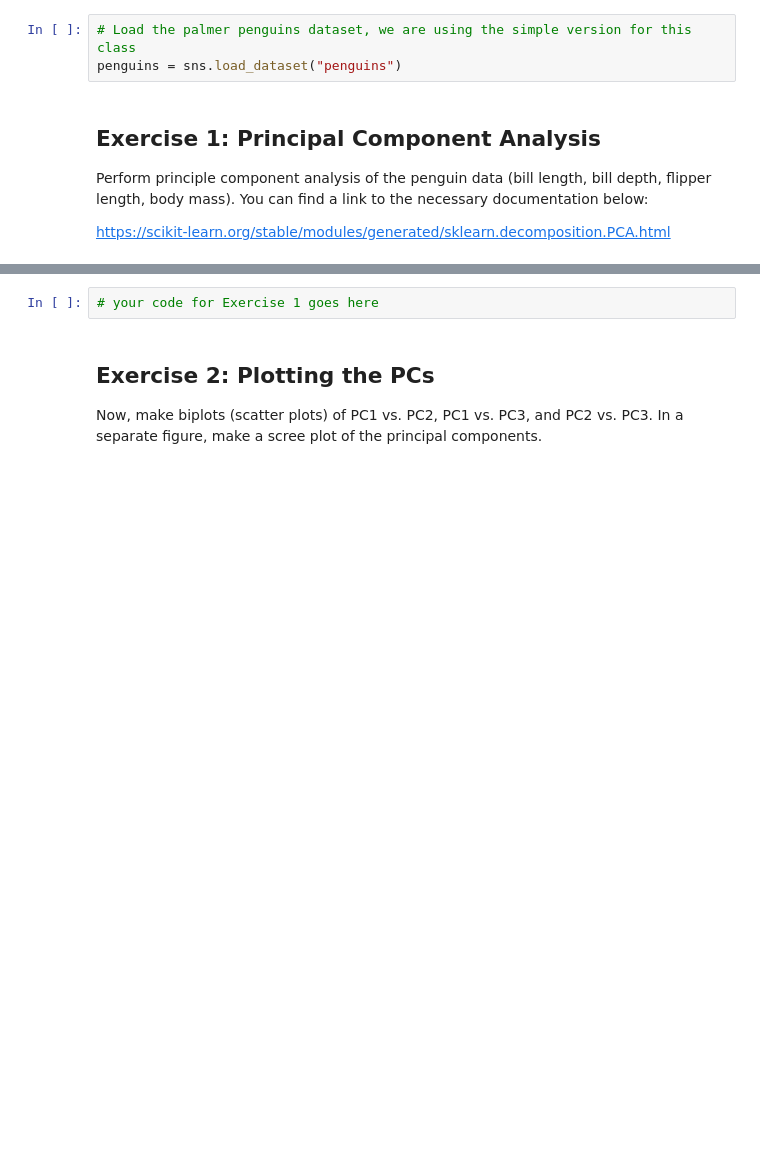
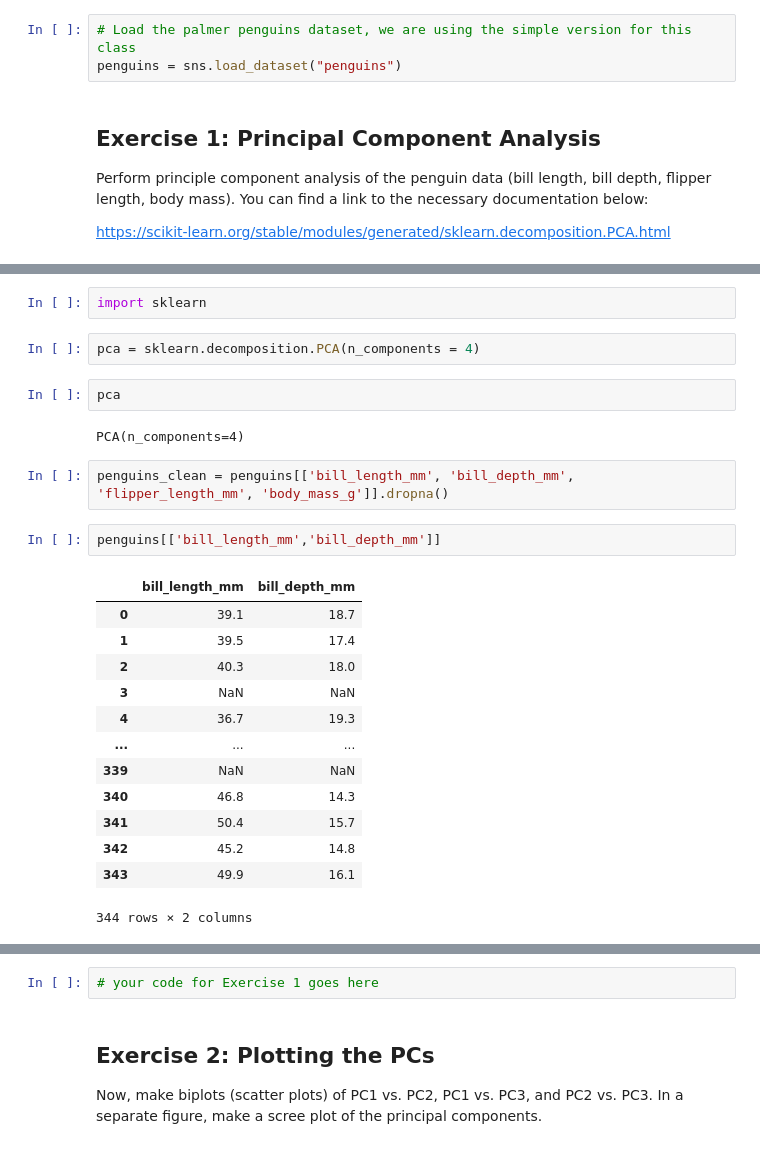
Before and after one commit to dgodovich/MOL518-Intro-to-Data-Analysis, a Jupyter notebook: Lecture_16/MOL518_Lecture16.ipynb, the cells around one changed output, grey strips where cells are left out. Saved outputs shown, nothing was run; the diff lists cells and outputs as text; blank space fills up the shorter version.

```diff
--- a/Lecture_16/MOL518_Lecture16.ipynb
+++ b/Lecture_16/MOL518_Lecture16.ipynb
@@ -39,0 +49,26 @@ https://scikit-learn.org/stable/modules/generated/sklearn.decomposition.PCA.html
+# %%
+import sklearn
+# %%
+pca = sklearn.decomposition.PCA(n_components = 4)
+# %%
+pca
+# %% [output]
+PCA(n_components=4)
+# %%
+penguins_clean = penguins[['bill_length_mm', 'bill_depth_mm', 'flipper_length_mm', 'body_mass_g']].dropna()
+# %%
+penguins[['bill_length_mm','bill_depth_mm']]
+# %% [output]
+|  | bill_length_mm | bill_depth_mm |
+| 0 | 39.1 | 18.7 |
+| 1 | 39.5 | 17.4 |
+| 2 | 40.3 | 18.0 |
+| 3 | NaN | NaN |
+| 4 | 36.7 | 19.3 |
+| ... | ... | ... |
+| 339 | NaN | NaN |
+| 340 | 46.8 | 14.3 |
+| 341 | 50.4 | 15.7 |
+| 342 | 45.2 | 14.8 |
+| 343 | 49.9 | 16.1 |
+344 rows × 2 columns
```
Also changed, not shown: parts of 11 cells of this notebook, 1 other file.
